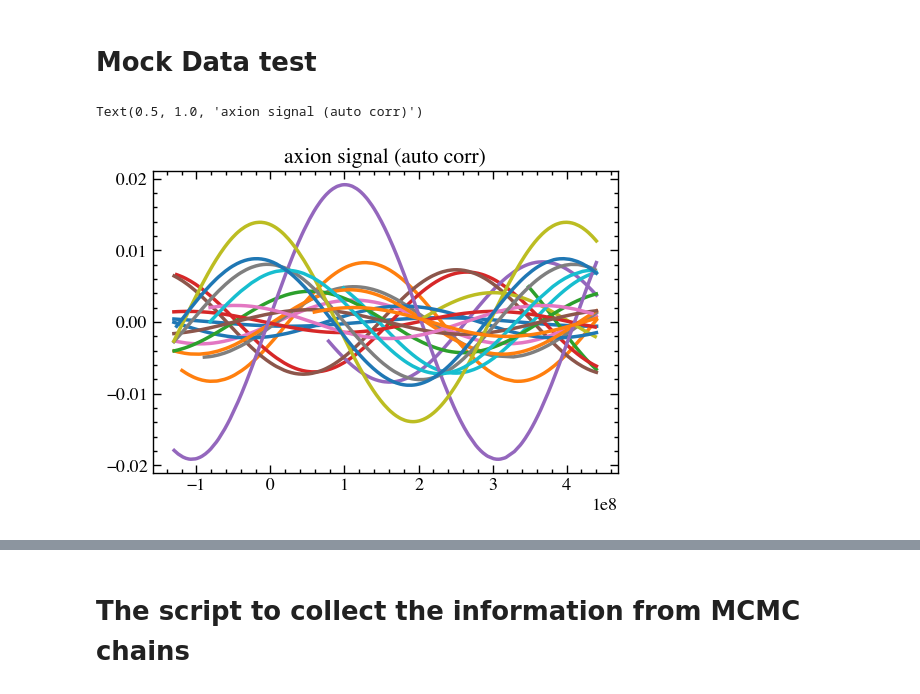
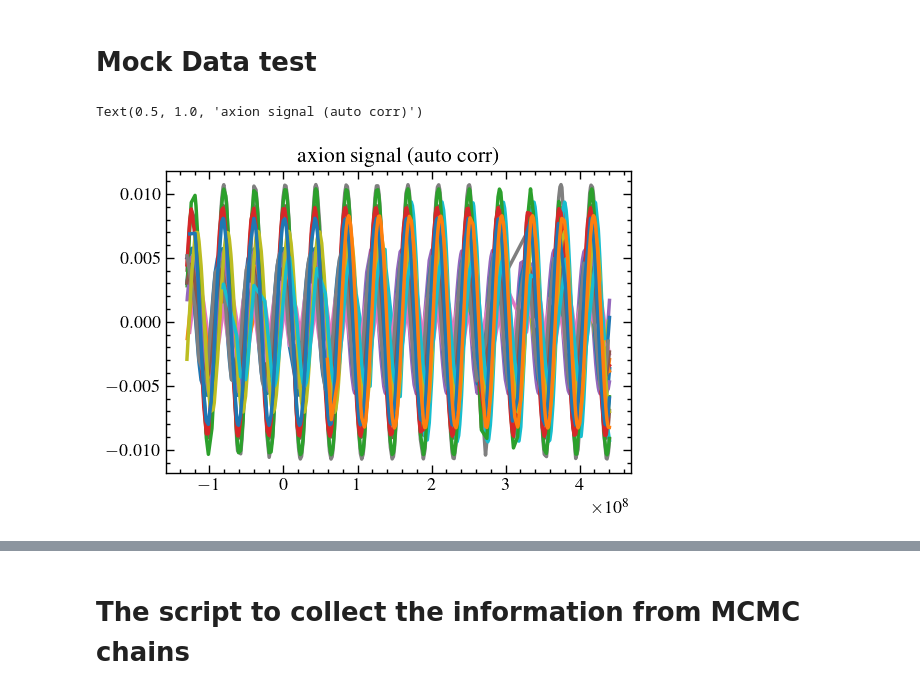
Before and after one commit to XueXiao-Physics/PPA, a Jupyter notebook: examples/Inspection.ipynb, the cells around one changed output, grey strips where cells are left out. Saved outputs shown, nothing was run; the diff lists cells and outputs as text; code cells hidden in the pictures.

```diff
--- a/examples/Inspection.ipynb
+++ b/examples/Inspection.ipynb
@@ -11,6 +11,7 @@ import scipy.linalg as sl
 import scipy.interpolate as si
 
 
+
 import matplotlib as mpl
 import matplotlib.pyplot as plt
 import glob
@@ -18,7 +19,7 @@ import scipy.constants as sc
 from astropy.time import Time
 from scipy.sparse import bmat
 
-
+import matplotlib
 plt.rc('font',**{'family':'serif','serif':['Times']})
 mpl.rcParams['font.size'] = 13
 #mpl.rcParams['font.family'] = 'serif'
@@ -29,6 +30,11 @@ mpl.rcParams['patch.linewidth'] = 1
 
 # Changing this will affect the size of the plot in Jupyter notebook as well as resolution of the final PDF. Can change later
 plt.rcParams['figure.dpi'] = 100
+
+#mpl.rcParams['mathtext.fontset'] = 'custom'
+#mpl.rcParams['mathtext.rm'] = 'Serif'
+#mpl.rcParams['mathtext.it'] = 'Serif:italic'
+#mpl.rcParams['mathtext.bf'] = 'Serif:bold'
 
 # tick parameters:
 mpl.rcParams['xtick.top'] = True
@@ -49,10 +55,12 @@ mpl.rcParams['xtick.major.width'] = 1  # default 0.8
 mpl.rcParams['ytick.major.width'] = 1  # default 0.8
 mpl.rcParams['xtick.minor.width'] =1  # default 0.6
 mpl.rcParams['ytick.minor.width'] = 1  # default 0.6
+mpl.rcParams['text.usetex'] = True
+
 
 
 
 PSR_DICT= ppa.Load_All_Pulsar_Info()
 PSR_NAME_LIST = list(PSR_DICT.keys())
-with open("ppa/Parfile/spa_results.json",'r') as f:
+with open("./ppa/Parfile/spa_results.json",'r') as f:
     spa_results = json.load(f)
@@ -81,10 +127,8 @@ for i,p in enumerate(PSR_NAME_LIST):
 # Test likelihood function
 # %%
 order=2
-iono='ionfr'
-subset="10cm"
-pulsars = []
-pulsars=[]
+pulsars_ionfr_10 = []
+pulsars_noiono_10 =[]
 for psrn in PSR_DICT:
     nfreqs_dict_psr = {}
     white_noise_dict_psr = {}
@@ -106,13 +150,18 @@ for psrn in PSR_DICT:
         else:
             nfreqs_dict_psr.update( { key : 0 } )
 
-    pulsar = ppa.Pulsar(PSR_DICT[psrn],order = order \
-                        , iono = iono , subset=subset
+    pulsar_ionfr_10 = ppa.Pulsar(PSR_DICT[psrn],order = order \
+                        , iono = "ionfr" , subset="10cm"
                         , nfreqs_dict=nfreqs_dict_psr , white_noise_dict = white_noise_dict_psr )
-    pulsars.append(pulsar)
+    pulsar_noiono_10 = ppa.Pulsar(PSR_DICT[psrn],order = order \
+                        , iono = "noiono" , subset="10cm"
+                        , nfreqs_dict=nfreqs_dict_psr , white_noise_dict = white_noise_dict_psr )
 
 
-array = ppa.Array(pulsars)
+    pulsars_ionfr_10.append( pulsar_ionfr_10 )
+    pulsars_noiono_10.append( pulsar_noiono_10 )
+
+array = ppa.Array( pulsars_ionfr_10 )
 lnlike0 = array.Generate_Lnlike_Function("none")
 lnlike1 = array.Generate_Lnlike_Function("auto")
 lnlike2 = array.Generate_Lnlike_Function("full")
@@ -165,0 +256,9 @@ print(lnlike2(*init))
+# %%
+import astropy.coordinates as accord
+import astropy.time as asttime
+def get_sun_loc(t_mjd):
+    t = asttime.Time(t_mjd,format='mjd')
+    sun_loc = accord.get_sun(t)
+    return np.array([sun_loc.cartesian.x.value,sun_loc.cartesian.y.value,sun_loc.cartesian.z.value])
+
+get_sun_loc(ppa.TREFd)
@@ -167,14 +426,14 @@ print(lnlike2(*init))
 # Mock Data test
 # %%
 # white background, full signal
-DPA1 = array.Gen_Mock_Data(noise_type='white',adm_signal='auto',mock_lma=-23.0 , mock_lSa=-2.5,seed=20)
-DPA2 = array.Gen_Mock_Data(noise_type='white',adm_signal='none',mock_lma=-23.0 , mock_lSa=-2.5,seed=20)
+DPA1 = array.Gen_Mock_Data(noise_type='white',adm_signal='full',mock_lma=-22.0 , mock_lSa=-2.5,seed=150)
+DPA2 = array.Gen_Mock_Data(noise_type='white',adm_signal='none',mock_lma=-22.0 , mock_lSa=-2.5,seed=150)
 for i in range(22):
     plt.plot(array.TOAs[i][0],DPA1[i][0] -DPA2[i][0] )
 plt.title("axion signal (auto corr)")
 # %% [output]
 Text(0.5, 1.0, 'axion signal (auto corr)')
-[figure, old version]
+[figure, new version]
 # %%
 # white background, full signal
 DPA1 = array.Gen_Mock_Data(noise_type='white',adm_signal='full',mock_lma=-23.0 , mock_lSa=-2.5,seed=20)
```
Also changed, not shown: parts of 15 cells of this notebook, 2 other files.
